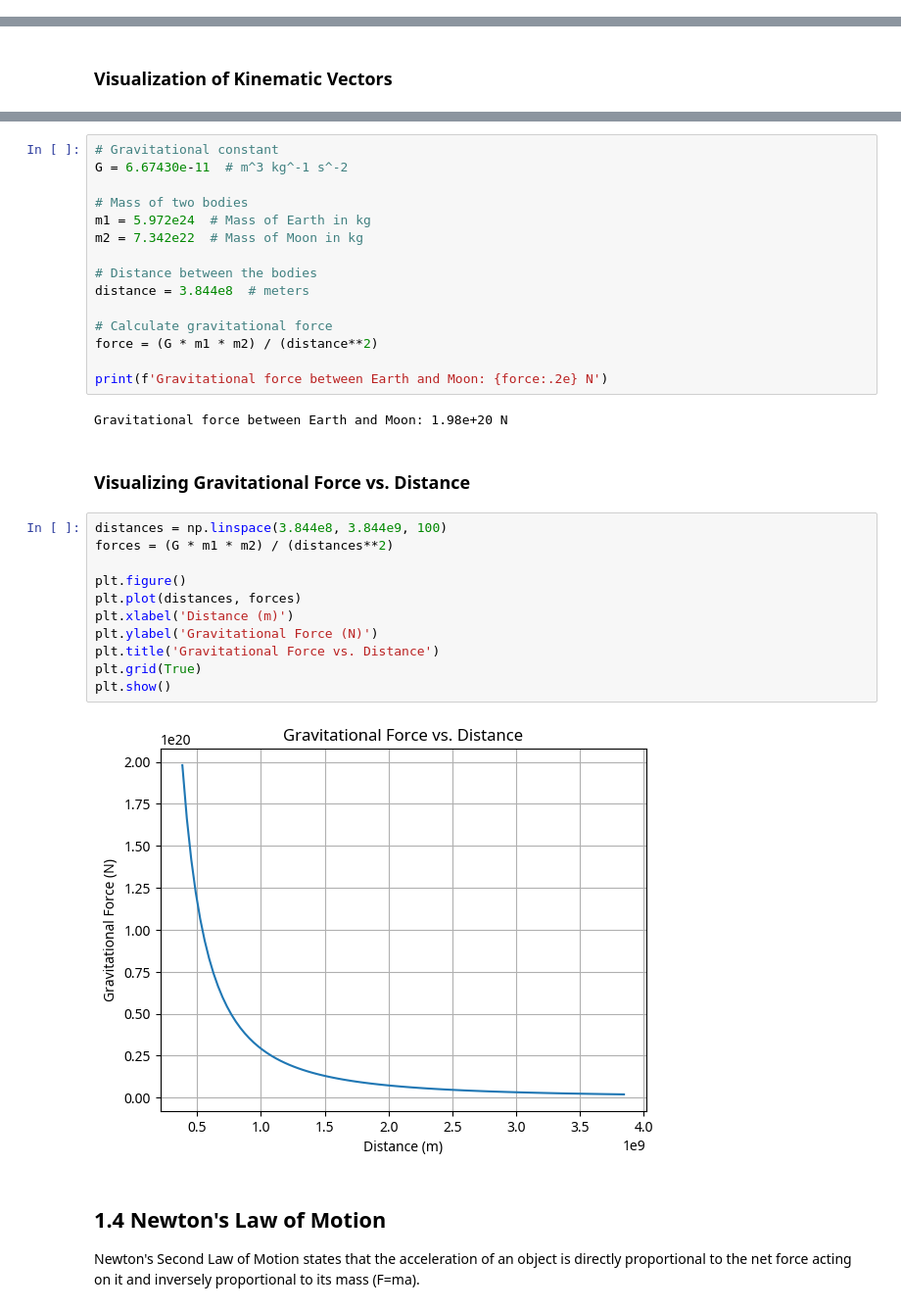
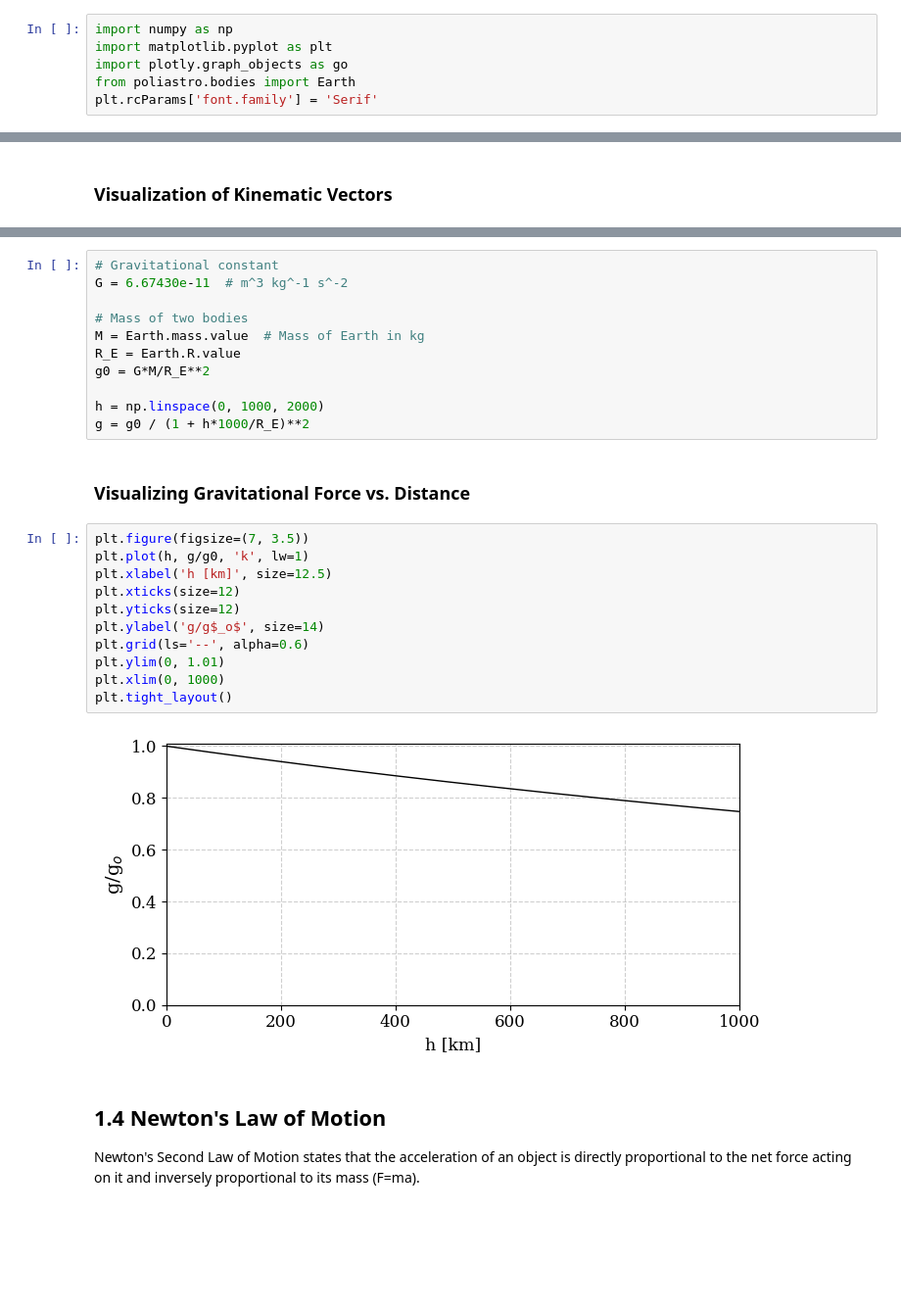
Before and after one commit to faisal2470/BAS, a Jupyter notebook: Chapter1_Dynamics_of_Point_Masses.ipynb, the cells around one changed output, grey strips where cells are left out. Shown at 98% size. Saved outputs shown, nothing was run; the diff lists cells and outputs as text; blank space fills up the shorter version.

```diff
--- a/Chapter1_Dynamics_of_Point_Masses.ipynb
+++ b/Chapter1_Dynamics_of_Point_Masses.ipynb
@@ -1,3 +1,9 @@
+# %%
+import numpy as np
+import matplotlib.pyplot as plt
+import plotly.graph_objects as go
+from poliastro.bodies import Earth
+plt.rcParams['font.family'] = 'Serif'
 # %% [markdown]
 # Chapter 1: Dynamics of Point Masses
 # %% [markdown]
@@ -59,33 +212,27 @@ Newton's Law of Universal Gravitation states that every particle in the universe
 G = 6.67430e-11  # m^3 kg^-1 s^-2
 
 # Mass of two bodies
-m1 = 5.972e24  # Mass of Earth in kg
-m2 = 7.342e22  # Mass of Moon in kg
+M = Earth.mass.value  # Mass of Earth in kg
+R_E = Earth.R.value
+g0 = G*M/R_E**2
 
-# Distance between the bodies
-distance = 3.844e8  # meters
-
-# Calculate gravitational force
-force = (G * m1 * m2) / (distance**2)
-
-print(f'Gravitational force between Earth and Moon: {force:.2e} N')
+h = np.linspace(0, 1000, 2000)
+g = g0 / (1 + h*1000/R_E)**2
-# %% [output]
-Gravitational force between Earth and Moon: 1.98e+20 N
 # %% [markdown]
 ### Visualizing Gravitational Force vs. Distance
 # %%
-distances = np.linspace(3.844e8, 3.844e9, 100)
-forces = (G * m1 * m2) / (distances**2)
-
-plt.figure()
-plt.plot(distances, forces)
-plt.xlabel('Distance (m)')
-plt.ylabel('Gravitational Force (N)')
-plt.title('Gravitational Force vs. Distance')
-plt.grid(True)
-plt.show()
+plt.figure(figsize=(7, 3.5))
+plt.plot(h, g/g0, 'k', lw=1)
+plt.xlabel('h [km]', size=12.5)
+plt.xticks(size=12)
+plt.yticks(size=12)
+plt.ylabel('g/g$_o$', size=14)
+plt.grid(ls='--', alpha=0.6)
+plt.ylim(0, 1.01)
+plt.xlim(0, 1000)
+plt.tight_layout()
 # %% [output]
-[figure, old version]
+[figure, new version]
 # %% [markdown]
 ## 1.4 Newton's Law of Motion
 
```
Also changed, not shown: parts of 4 cells of this notebook.
